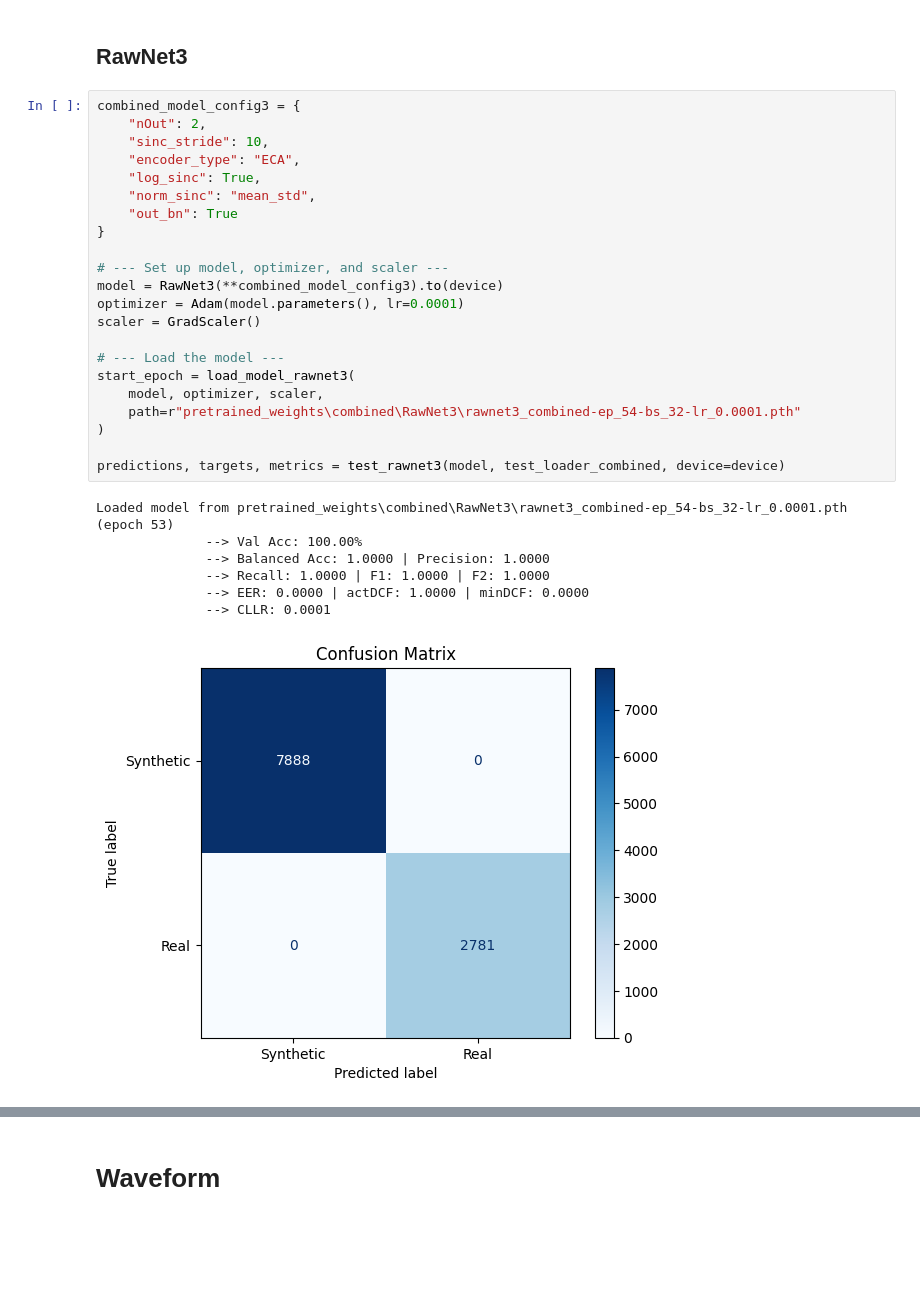
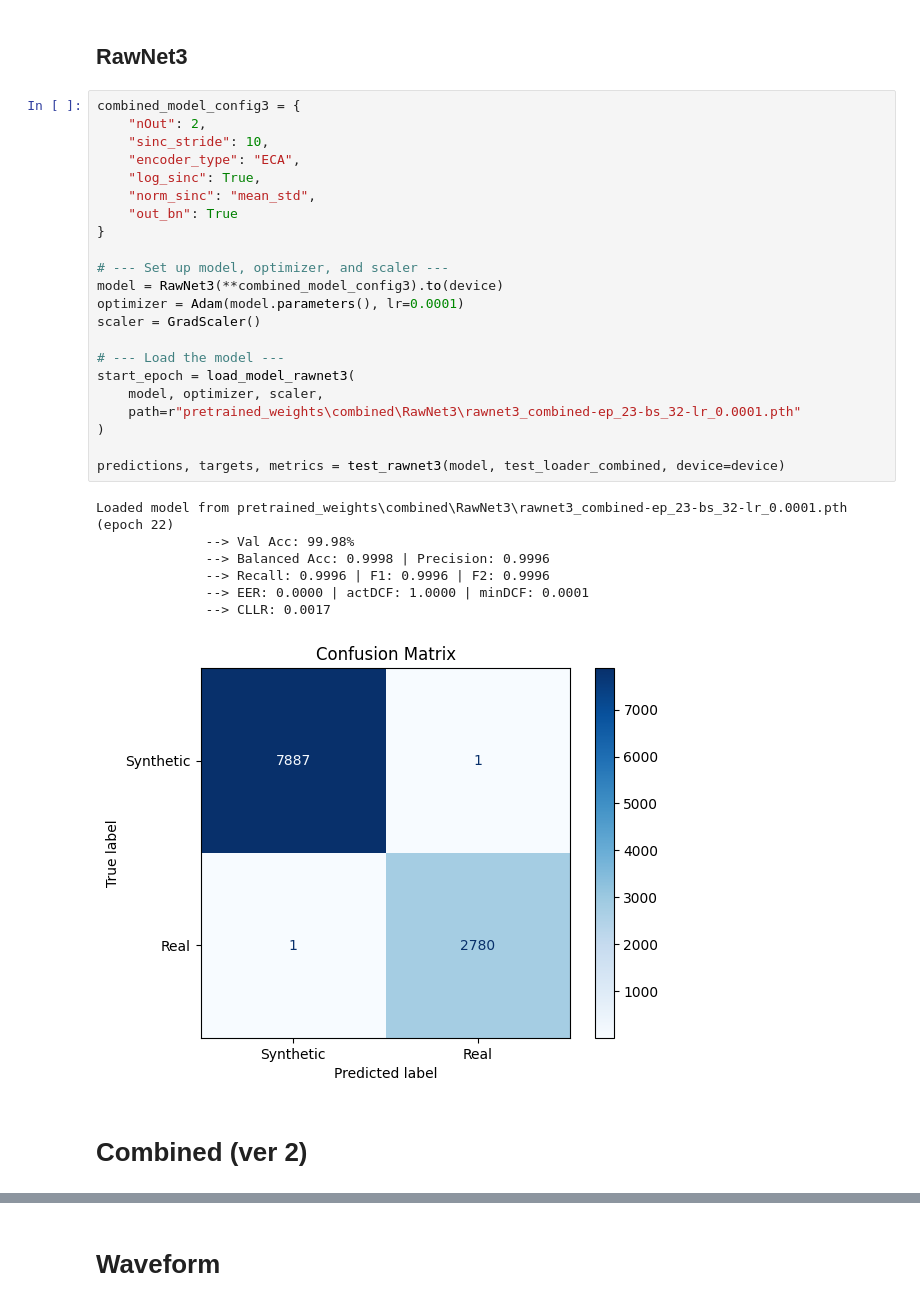
Before and after one commit to Ainzw0rth/RawNets-PF, a Jupyter notebook: main.ipynb, the cells around one changed output, grey strips where cells are left out. Cells and saved outputs as stored; diff of their text form; blank space fills up the shorter version.

```diff
--- a/main.ipynb
+++ b/main.ipynb
@@ -167,30 +197,32 @@ Loaded model from pretrained_weights\combined\RawNet2\rawnet2_combined-ep_100-bs
 # %%
 combined_model_config3 = {
     "nOut": 2,
     "sinc_stride": 10,
     "encoder_type": "ECA",
     "log_sinc": True,
     "norm_sinc": "mean_std",
     "out_bn": True
 }
 
 # --- Set up model, optimizer, and scaler ---
 model = RawNet3(**combined_model_config3).to(device)
 optimizer = Adam(model.parameters(), lr=0.0001)
 scaler = GradScaler()
 
 # --- Load the model ---
 start_epoch = load_model_rawnet3(
     model, optimizer, scaler,
-    path=r"pretrained_weights\combined\RawNet3\rawnet3_combined-ep_54-bs_32-lr_0.0001.pth"
+    path=r"pretrained_weights\combined\RawNet3\rawnet3_combined-ep_23-bs_32-lr_0.0001.pth"
 )
 
 predictions, targets, metrics = test_rawnet3(model, test_loader_combined, device=device)
 # %% [output]
-Loaded model from pretrained_weights\combined\RawNet3\rawnet3_combined-ep_54-bs_32-lr_0.0001.pth (epoch 53)
-              --> Val Acc: 100.00%
-              --> Balanced Acc: 1.0000 | Precision: 1.0000
-              --> Recall: 1.0000 | F1: 1.0000 | F2: 1.0000
-              --> EER: 0.0000 | actDCF: 1.0000 | minDCF: 0.0000
-              --> CLLR: 0.0001
+Loaded model from pretrained_weights\combined\RawNet3\rawnet3_combined-ep_23-bs_32-lr_0.0001.pth (epoch 22)
+              --> Val Acc: 99.98%
+              --> Balanced Acc: 0.9998 | Precision: 0.9996
+              --> Recall: 0.9996 | F1: 0.9996 | F2: 0.9996
+              --> EER: 0.0000 | actDCF: 1.0000 | minDCF: 0.0001
+              --> CLLR: 0.0017
-[figure, old version]
+[figure, new version]
+# %% [markdown]
+# Combined (ver 2)
```
Also changed, not shown: parts of 4 cells of this notebook, 30 other files.
